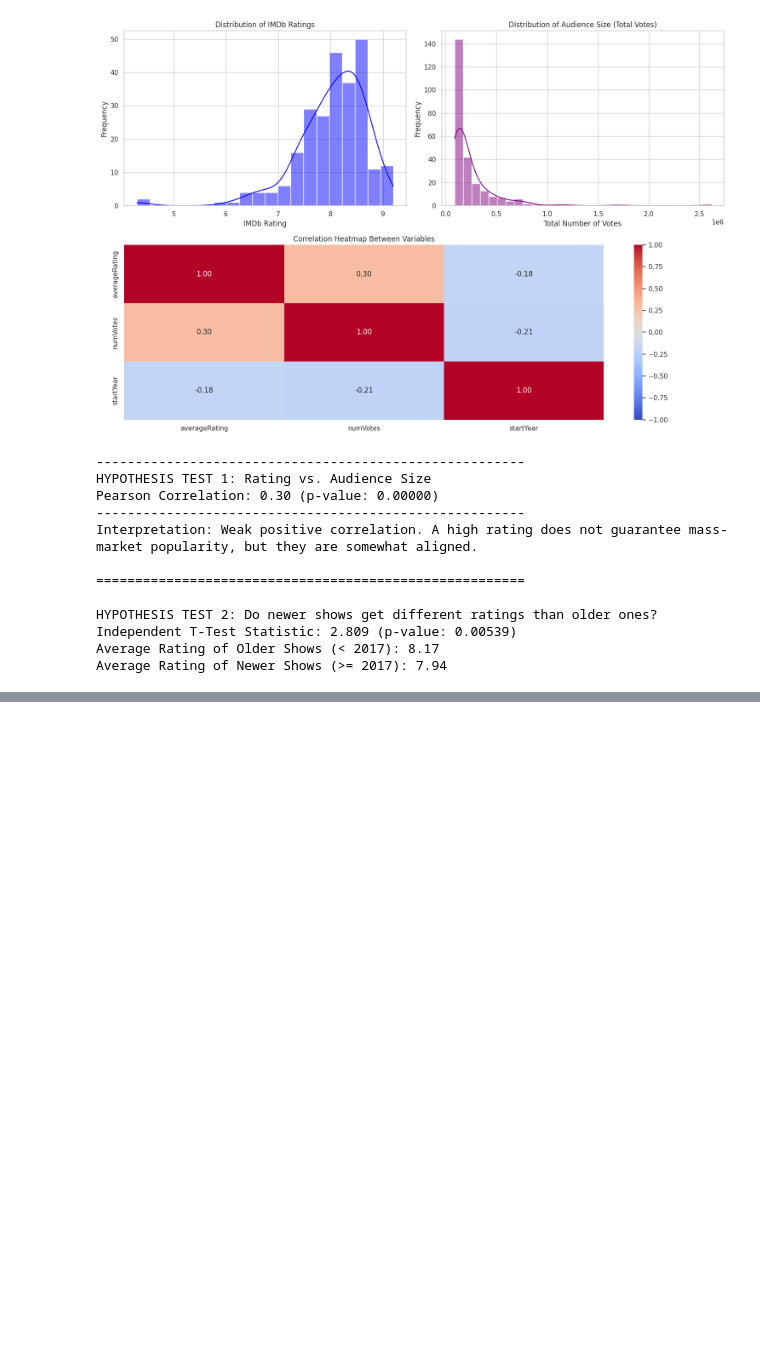
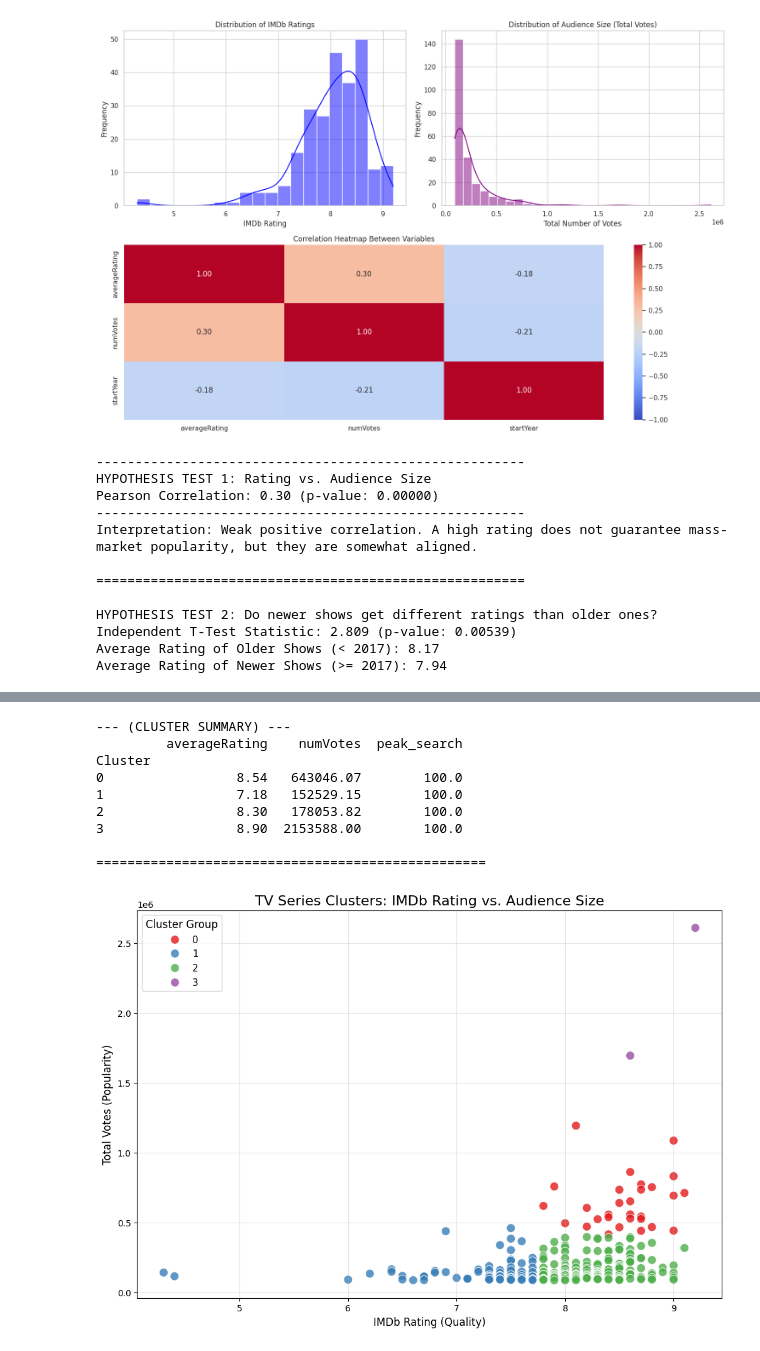
Before and after one commit to kamilal-hub/DSA210-TERM-PROJECT, a Jupyter notebook: dsa210.ipynb, the cells around one changed output, grey strips where cells are left out. Drawn from its saved outputs; the diff is of its cells as text; code cells hidden in the pictures; blank space fills up the shorter version.

```diff
--- a/dsa210.ipynb
+++ b/dsa210.ipynb
@@ -251,0 +289,32 @@ We divided the dataset by the median release year (2017). The independent t-test
+# %%
+import seaborn as sns
+
+kmeans_optimal = KMeans(n_clusters=4, random_state=42, n_init=10)
+
+combined_df['Cluster'] = kmeans_optimal.fit_predict(X_scaled)
+
+cluster_summary = combined_df.groupby('Cluster')[features].mean().round(2)
+print("--- (CLUSTER SUMMARY) ---")
+print(cluster_summary)
+print("\n" + "="*50 + "\n")
+
+plt.figure(figsize=(12, 8))
+sns.scatterplot(data=combined_df, x='averageRating', y='numVotes', hue='Cluster', palette='Set1', s=100, alpha=0.8)
+
+plt.title('TV Series Clusters: IMDb Rating vs. Audience Size', fontsize=16)
+plt.xlabel('IMDb Rating (Quality)', fontsize=12)
+plt.ylabel('Total Votes (Popularity)', fontsize=12)
+plt.legend(title='Cluster Group', fontsize=11, title_fontsize=12)
+plt.grid(True, alpha=0.3)
+plt.show()
+# %% [output]
+--- (CLUSTER SUMMARY) ---
+         averageRating    numVotes  peak_search
+Cluster
+0                 8.54   643046.07        100.0
+1                 7.18   152529.15        100.0
+2                 8.30   178053.82        100.0
+3                 8.90  2153588.00        100.0
+
+==================================================
+[figure, added]
```
Also changed, not shown: parts of 6 cells of this notebook.
